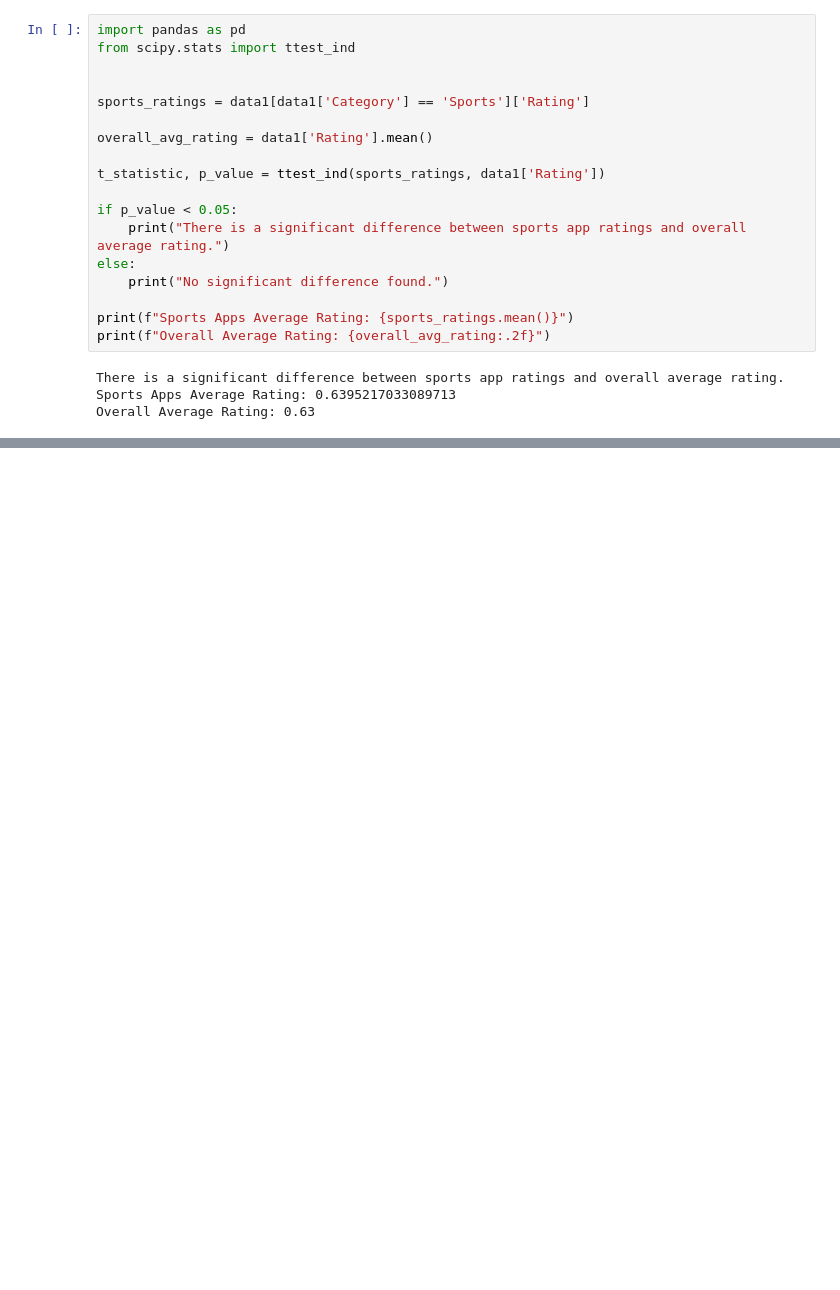
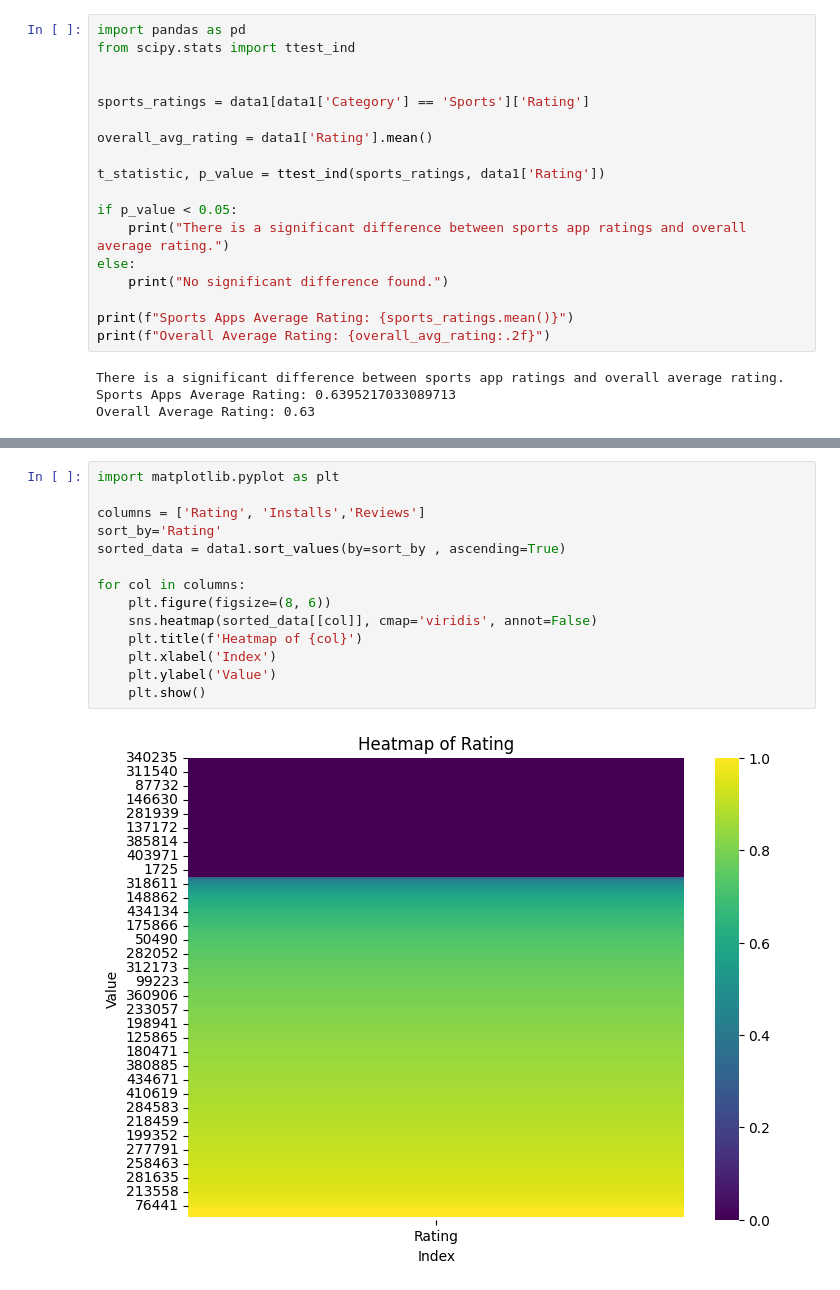
Before and after one commit to mehrdadhadidian/Data-Mining, a Jupyter notebook: data_analysis.ipynb, the cells around one changed output, grey strips where cells are left out. Cells and saved outputs as stored; diff of their text form; blank space fills up the shorter version.

```diff
--- a/data_analysis.ipynb
+++ b/data_analysis.ipynb
@@ -259,0 +347,16 @@ plt.show()
+# %%
+import matplotlib.pyplot as plt
+
+columns = ['Rating', 'Installs','Reviews']
+sort_by='Rating'
+sorted_data = data1.sort_values(by=sort_by , ascending=True)
+
+for col in columns:
+    plt.figure(figsize=(8, 6))
+    sns.heatmap(sorted_data[[col]], cmap='viridis', annot=False)
+    plt.title(f'Heatmap of {col}')
+    plt.xlabel('Index')
+    plt.ylabel('Value')
+    plt.show()
+# %% [output]
+[figure, added]
```
Also changed, not shown: parts of 20 cells of this notebook.
